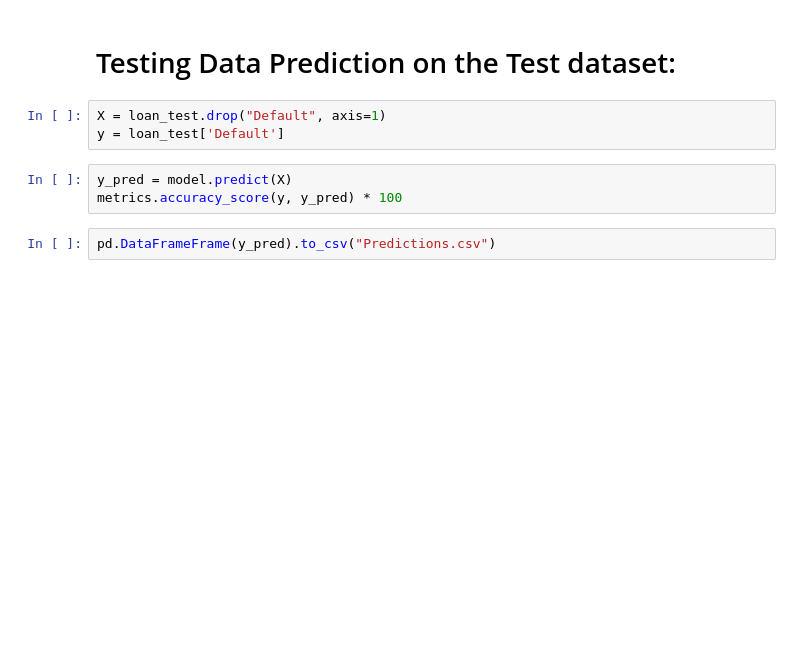
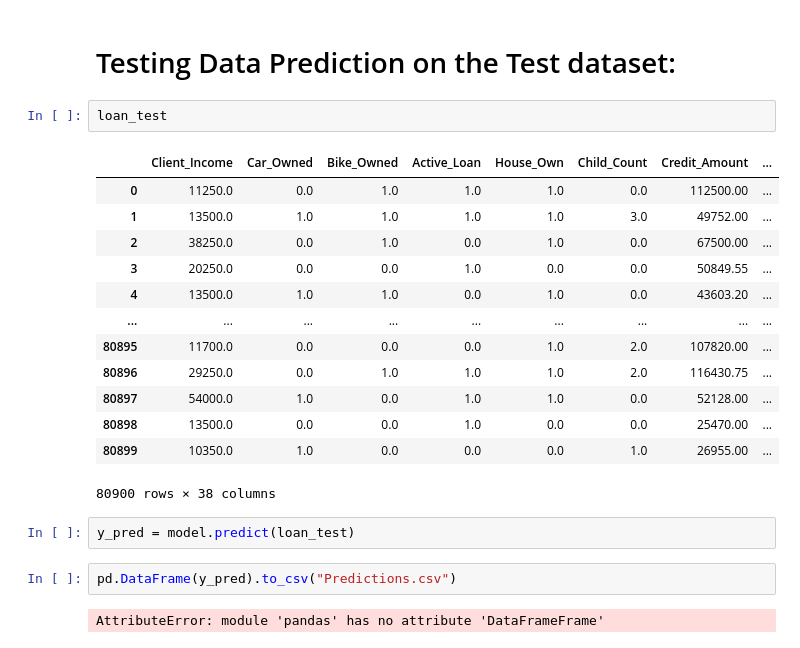
Before and after one commit to vishwasbasotra/NBFI-Vehicle-Loan-Repayment, a Jupyter notebook: NBFI-Vehicle-Loan-Repayment.ipynb, the cells around one changed output. Saved outputs shown, nothing was run; the diff lists cells and outputs as text; blank space fills up the shorter version.

```diff
--- a/NBFI-Vehicle-Loan-Repayment.ipynb
+++ b/NBFI-Vehicle-Loan-Repayment.ipynb
@@ -605,10 +617,24 @@ metrics.accuracy_score(y_test, y_pred) * 100
 # %% [markdown]
 # Testing Data Prediction on the Test dataset:
-# %%
-X = loan_test.drop("Default", axis=1)
-y = loan_test['Default']
+# %%
+loan_test
+# %% [output]
+|  | Client_Income | Car_Owned | Bike_Owned | Active_Loan | House_Own | Child_Count | Credit_Amount | ... |
+| 0 | 11250.0 | 0.0 | 1.0 | 1.0 | 1.0 | 0.0 | 112500.00 | ... |
+| 1 | 13500.0 | 1.0 | 1.0 | 1.0 | 1.0 | 3.0 | 49752.00 | ... |
+| 2 | 38250.0 | 0.0 | 1.0 | 0.0 | 1.0 | 0.0 | 67500.00 | ... |
+| 3 | 20250.0 | 0.0 | 0.0 | 1.0 | 0.0 | 0.0 | 50849.55 | ... |
+| 4 | 13500.0 | 1.0 | 1.0 | 0.0 | 1.0 | 0.0 | 43603.20 | ... |
+| ... | ... | ... | ... | ... | ... | ... | ... | ... |
+| 80895 | 11700.0 | 0.0 | 0.0 | 0.0 | 1.0 | 2.0 | 107820.00 | ... |
+| 80896 | 29250.0 | 0.0 | 1.0 | 1.0 | 1.0 | 2.0 | 116430.75 | ... |
+| 80897 | 54000.0 | 1.0 | 0.0 | 1.0 | 1.0 | 0.0 | 52128.00 | ... |
+| 80898 | 13500.0 | 0.0 | 0.0 | 1.0 | 0.0 | 0.0 | 25470.00 | ... |
+| 80899 | 10350.0 | 1.0 | 0.0 | 0.0 | 0.0 | 1.0 | 26955.00 | ... |
+80900 rows × 38 columns
 # %%
-y_pred = model.predict(X)
-metrics.accuracy_score(y, y_pred) * 100
+y_pred = model.predict(loan_test)
 # %%
-pd.DataFrameFrame(y_pred).to_csv("Predictions.csv")
+pd.DataFrame(y_pred).to_csv("Predictions.csv")
+# %% [output]
+AttributeError: module 'pandas' has no attribute 'DataFrameFrame'
```
Also changed, not shown: parts of 3 cells of this notebook.
